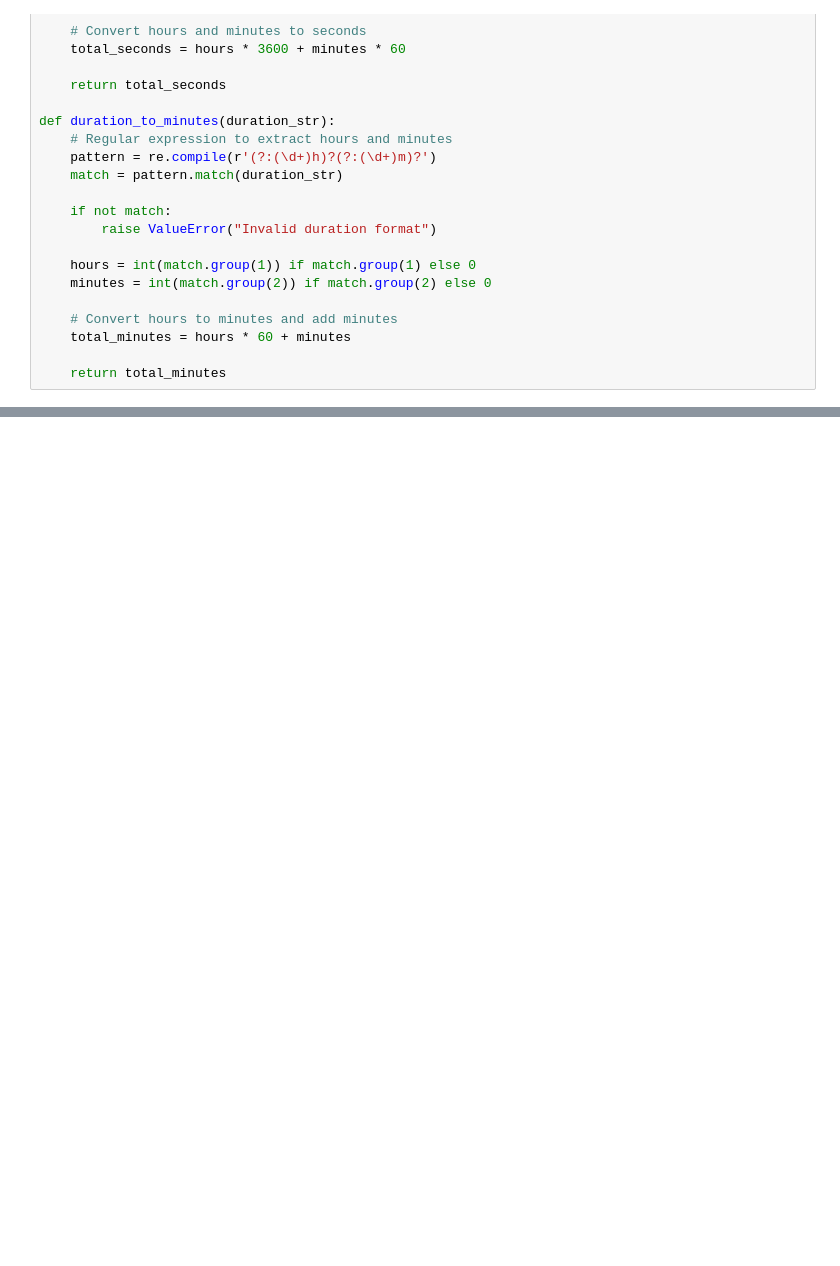
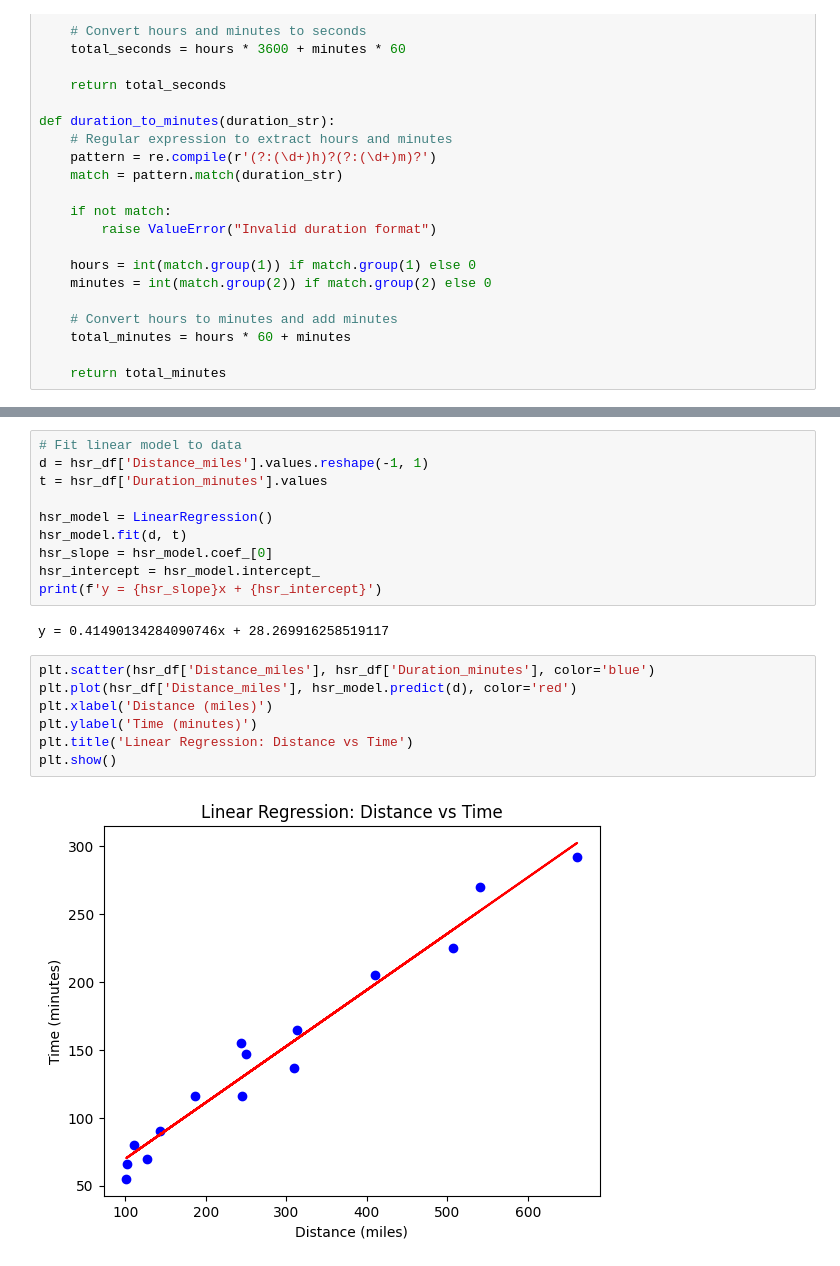
Before and after one commit to mamaOcoder/highspeedrail, a Jupyter notebook: code/build_optimal_distances.ipynb, the cells around one changed output, grey strips where cells are left out. Drawn from its saved outputs; the diff is of its cells as text; blank space fills up the shorter version.

```diff
--- a/code/build_optimal_distances.ipynb
+++ b/code/build_optimal_distances.ipynb
@@ -82,0 +88,21 @@ hsr_df
+# %%
+# Fit linear model to data
+d = hsr_df['Distance_miles'].values.reshape(-1, 1)
+t = hsr_df['Duration_minutes'].values
+
+hsr_model = LinearRegression()
+hsr_model.fit(d, t)
+hsr_slope = hsr_model.coef_[0]
+hsr_intercept = hsr_model.intercept_
+print(f'y = {hsr_slope}x + {hsr_intercept}')
+# %% [output]
+y = 0.41490134284090746x + 28.269916258519117
+# %%
+plt.scatter(hsr_df['Distance_miles'], hsr_df['Duration_minutes'], color='blue')
+plt.plot(hsr_df['Distance_miles'], hsr_model.predict(d), color='red')
+plt.xlabel('Distance (miles)')
+plt.ylabel('Time (minutes)')
+plt.title('Linear Regression: Distance vs Time')
+plt.show()
+# %% [output]
+[figure, added]
```
Also changed, not shown: parts of 16 cells of this notebook, 1 other file.
